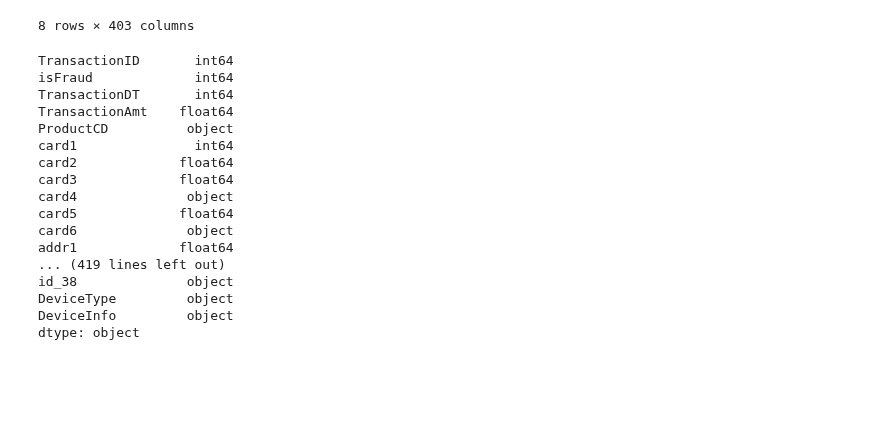
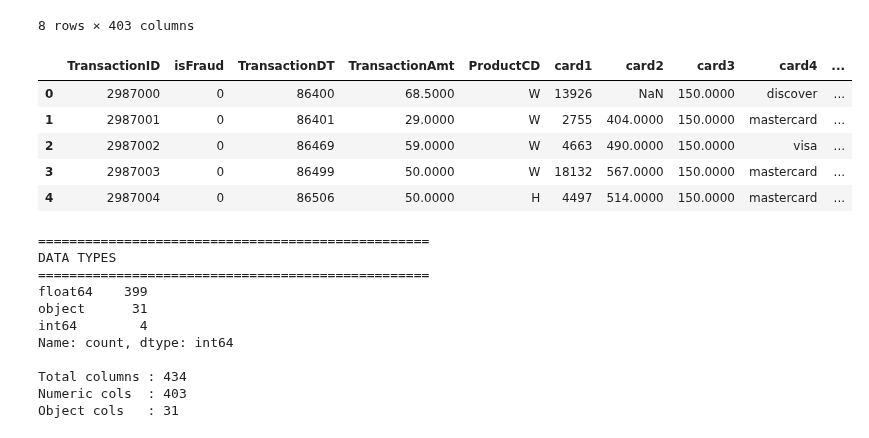
Before and after one commit to ShiharaXcor/fraud-detection-system, a Jupyter notebook: notebooks/01_eda.ipynb, the cells around one changed output. Drawn from its saved outputs; the diff is of its cells as text; code cells hidden in the pictures; blank space fills up the shorter version.

```diff
--- a/notebooks/01_eda.ipynb
+++ b/notebooks/01_eda.ipynb
@@ -80,22 +80,34 @@ df.describe()
 8 rows × 403 columns
 # %%
 ### check  the  data  types
-df.dtypes
+## df.dtypes
-# %% [output]
-TransactionID       int64
-isFraud             int64
-TransactionDT       int64
-TransactionAmt    float64
-ProductCD          object
-card1               int64
-card2             float64
-card3             float64
-card4              object
-card5             float64
-card6              object
-addr1             float64
-... (419 lines left out)
-id_38              object
-DeviceType         object
-DeviceInfo         object
-dtype: object
+# %%
+### show  the  data sets
+df.head()
+# %% [output]
+|  | TransactionID | isFraud | TransactionDT | TransactionAmt | ProductCD | card1 | card2 | card3 | card4 | ... |
+| 0 | 2987000 | 0 | 86400 | 68.5000 | W | 13926 | NaN | 150.0000 | discover | ... |
+| 1 | 2987001 | 0 | 86401 | 29.0000 | W | 2755 | 404.0000 | 150.0000 | mastercard | ... |
+| 2 | 2987002 | 0 | 86469 | 59.0000 | W | 4663 | 490.0000 | 150.0000 | visa | ... |
+| 3 | 2987003 | 0 | 86499 | 50.0000 | W | 18132 | 567.0000 | 150.0000 | mastercard | ... |
+| 4 | 2987004 | 0 | 86506 | 50.0000 | H | 4497 | 514.0000 | 150.0000 | mastercard | ... |
+# %%
+print("=" * 50)
+print("DATA TYPES")
+print("=" * 50)
+print(df.dtypes.value_counts())
+print(f"\nTotal columns : {df.shape[1]}")
+print(f"Numeric cols  : {df.select_dtypes(include=np.number).shape[1]}")
+print(f"Object cols   : {df.select_dtypes(include='object').shape[1]}")
+# %% [output]
+==================================================
+DATA TYPES
+==================================================
+float64    399
+object      31
+int64        4
+Name: count, dtype: int64
+
+Total columns : 434
+Numeric cols  : 403
+Object cols   : 31
```
Also changed, not shown: parts of 3 cells of this notebook, 1 other file.
